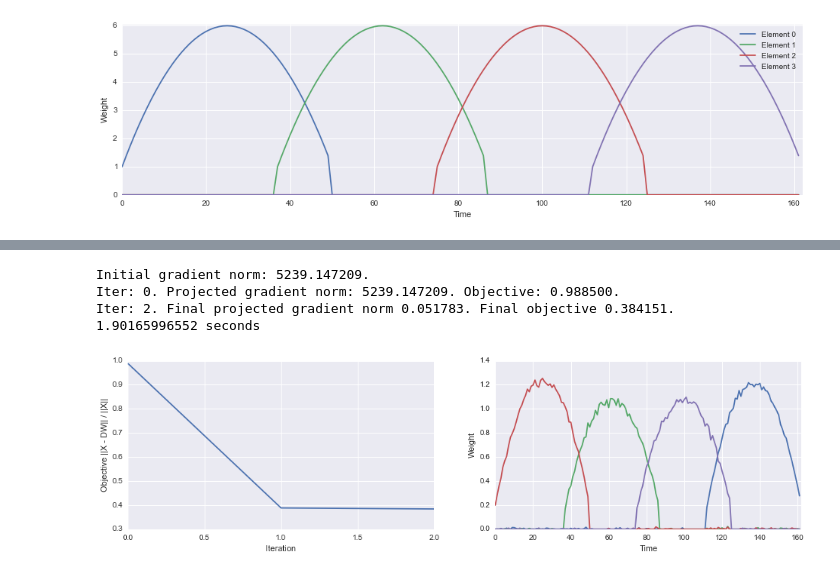
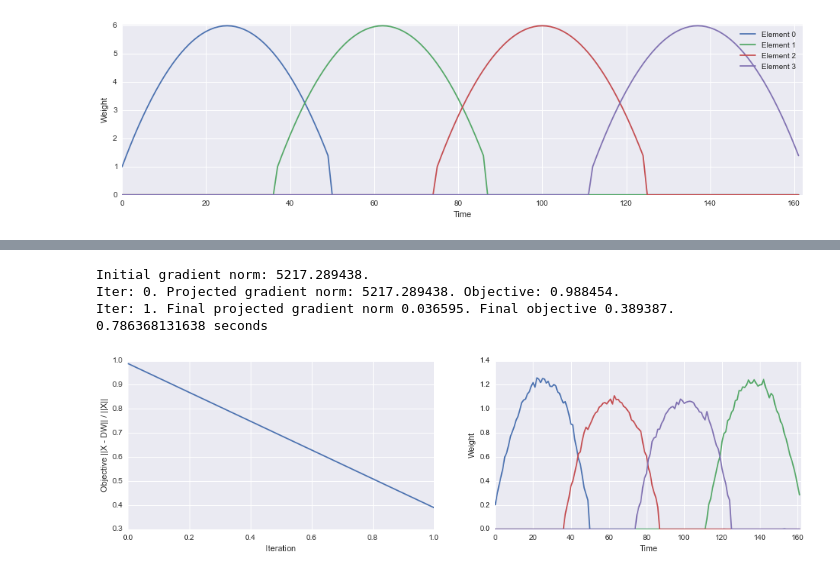
Before and after one commit to clarafy/covariance-dictionary, a Jupyter notebook: example.ipynb, the cells around one changed output, grey strips where cells are left out. Drawn from its saved outputs; the diff is of its cells as text; code cells hidden in the pictures.

```diff
--- a/example.ipynb
+++ b/example.ipynb
@@ -181,33 +179,33 @@ Xsample = vstack([cov(chunk)[triu_indices(n)] for chunk in hsplit(data, n_cov)])
 # %%
 # Learn dictionary using ALS.
 reload(covdict)
 
 # Convergence quite sensitive to the beta search parameters for step size.
-als = covdict.CovarianceDictionary(k=k, method='als', verbose=True, time=True, nls_beta=0.25, psdls_beta=0.25)
+als = covdict.CovarianceDictionary(k=k, method='als', verbose=True, time=True, nls_beta=0.3, psdls_beta=0.3)
 t = time.time()
 Wals = als.fit_transform(Xsample)
 print str(time.time() - t) + ' seconds'
 
 # Plot objective at each iteration and final learned weights.
 sns.set_style('darkgrid')
 plt.figure(figsize=(16, 4));
 
 plt.subplot(121);
 plt.plot(als.objective);
 plt.xlabel('Iteration');
 plt.ylabel('Objective ||X - DW|| / ||X||');
 
 plt.subplot(122);
 plt.plot(Wals.T);
 plt.xlim(0, n_cov);
 plt.xlabel('Time');
 plt.ylabel('Weight');
 # %% [output]
-Initial gradient norm: 5239.147209.
-Iter: 0. Projected gradient norm: 5239.147209. Objective: 0.988500.
-Iter: 2. Final projected gradient norm 0.051783. Final objective 0.384151.
-1.90165996552 seconds
+Initial gradient norm: 5217.289438.
+Iter: 0. Projected gradient norm: 5217.289438. Objective: 0.988454.
+Iter: 1. Final projected gradient norm 0.036595. Final objective 0.389387.
+0.786368131638 seconds
-[figure, old version]
+[figure, new version]
 # %%
 # Match ALS-learned and true dictionary elements.
 match_idx = argsort(argmax(Wals, axis=1))
```
Also changed, not shown: parts of 9 cells of this notebook, 1 other file.
